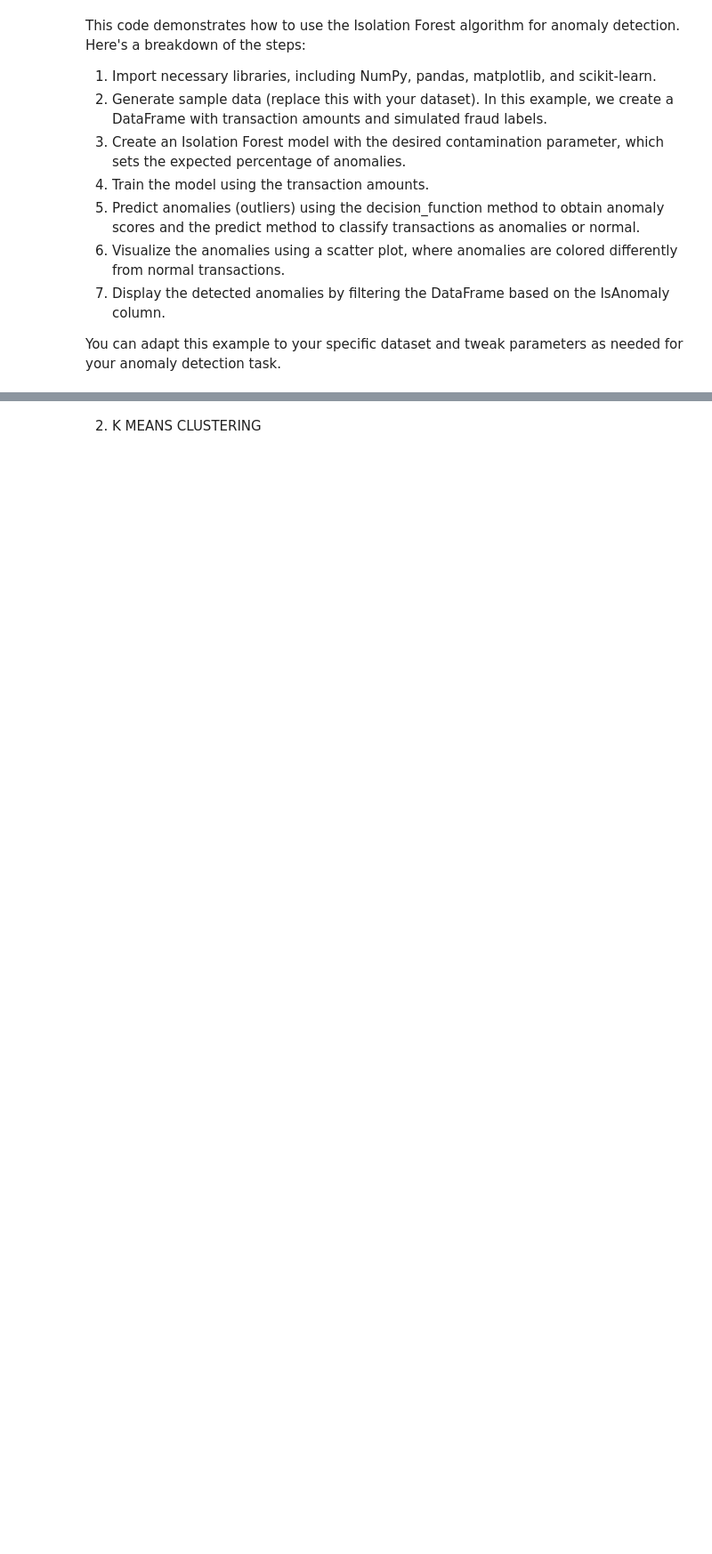
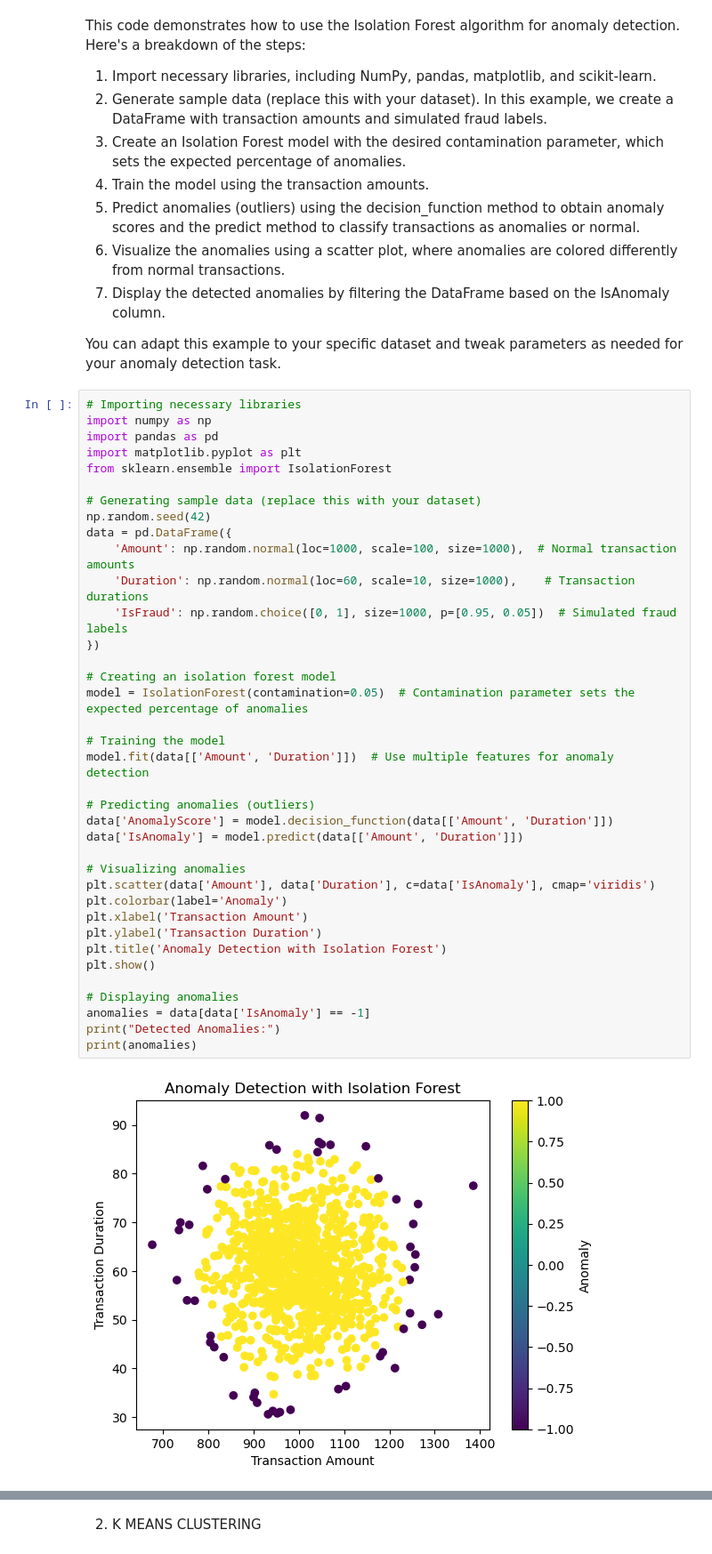
Before and after one commit to Qistina904/AntiML, a Jupyter notebook: antiML.ipynb, the cells around one changed output, grey strips where cells are left out. Shown at 89% size. Cells and saved outputs as stored; diff of their text form; blank space fills up the shorter version.

```diff
--- a/antiML.ipynb
+++ b/antiML.ipynb
@@ -95,3 +95,42 @@ This code demonstrates how to use the Isolation Forest algorithm for anomaly det
 7. Display the detected anomalies by filtering the DataFrame based on the IsAnomaly column.
 
 You can adapt this example to your specific dataset and tweak parameters as needed for your anomaly detection task.
+# %%
+# Importing necessary libraries
+import numpy as np
+import pandas as pd
+import matplotlib.pyplot as plt
+from sklearn.ensemble import IsolationForest
+
+# Generating sample data (replace this with your dataset)
+np.random.seed(42)
+data = pd.DataFrame({
+    'Amount': np.random.normal(loc=1000, scale=100, size=1000),  # Normal transaction amounts
+    'Duration': np.random.normal(loc=60, scale=10, size=1000),    # Transaction durations
+    'IsFraud': np.random.choice([0, 1], size=1000, p=[0.95, 0.05])  # Simulated fraud labels
+})
+
+# Creating an isolation forest model
+model = IsolationForest(contamination=0.05)  # Contamination parameter sets the expected percentage of anomalies
+
+# Training the model
+model.fit(data[['Amount', 'Duration']])  # Use multiple features for anomaly detection
+
+# Predicting anomalies (outliers)
+data['AnomalyScore'] = model.decision_function(data[['Amount', 'Duration']])
+data['IsAnomaly'] = model.predict(data[['Amount', 'Duration']])
+
+# Visualizing anomalies
+plt.scatter(data['Amount'], data['Duration'], c=data['IsAnomaly'], cmap='viridis')
+plt.colorbar(label='Anomaly')
+plt.xlabel('Transaction Amount')
+plt.ylabel('Transaction Duration')
+plt.title('Anomaly Detection with Isolation Forest')
+plt.show()
+
+# Displaying anomalies
+anomalies = data[data['IsAnomaly'] == -1]
+print("Detected Anomalies:")
+print(anomalies)
+# %% [output]
+[figure, added]
```
Also changed, not shown: parts of 1 cell of this notebook, 1 other file.
